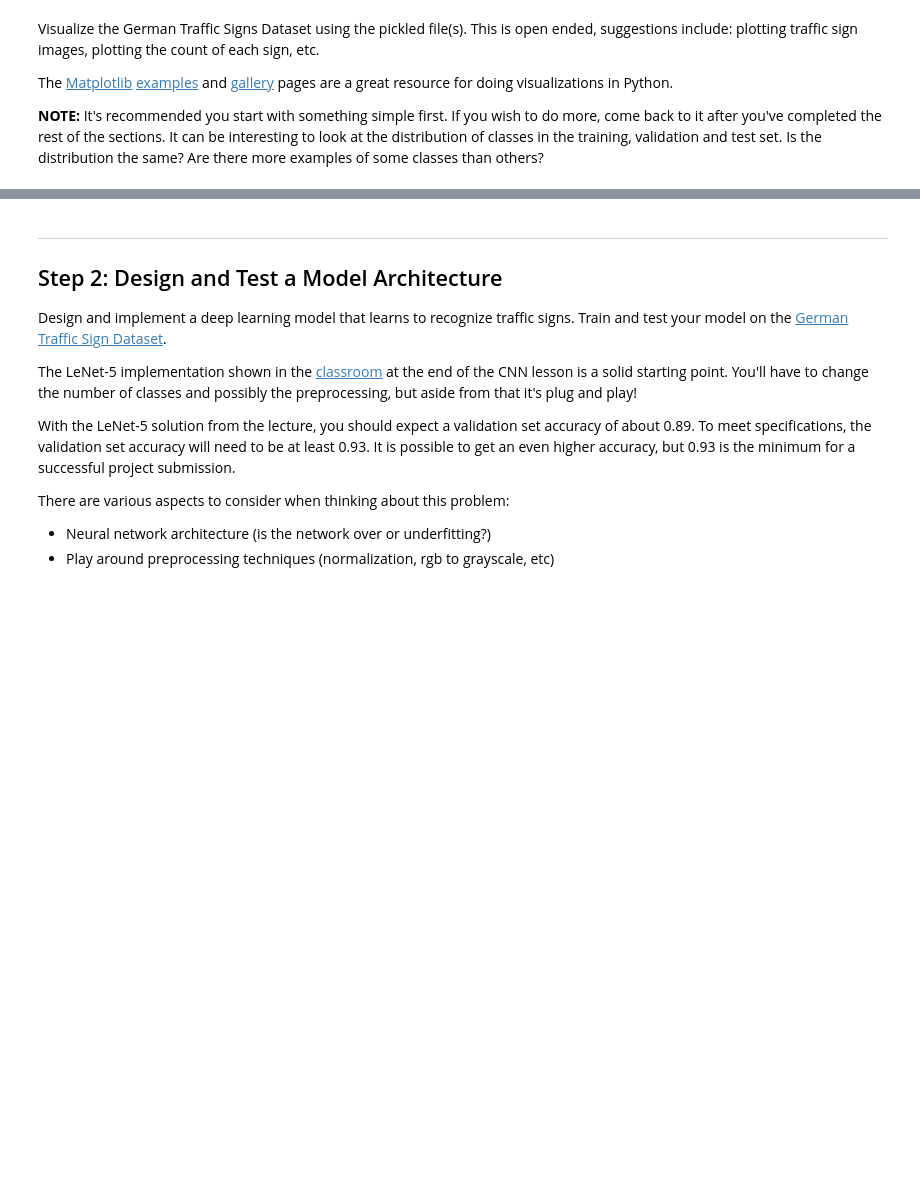
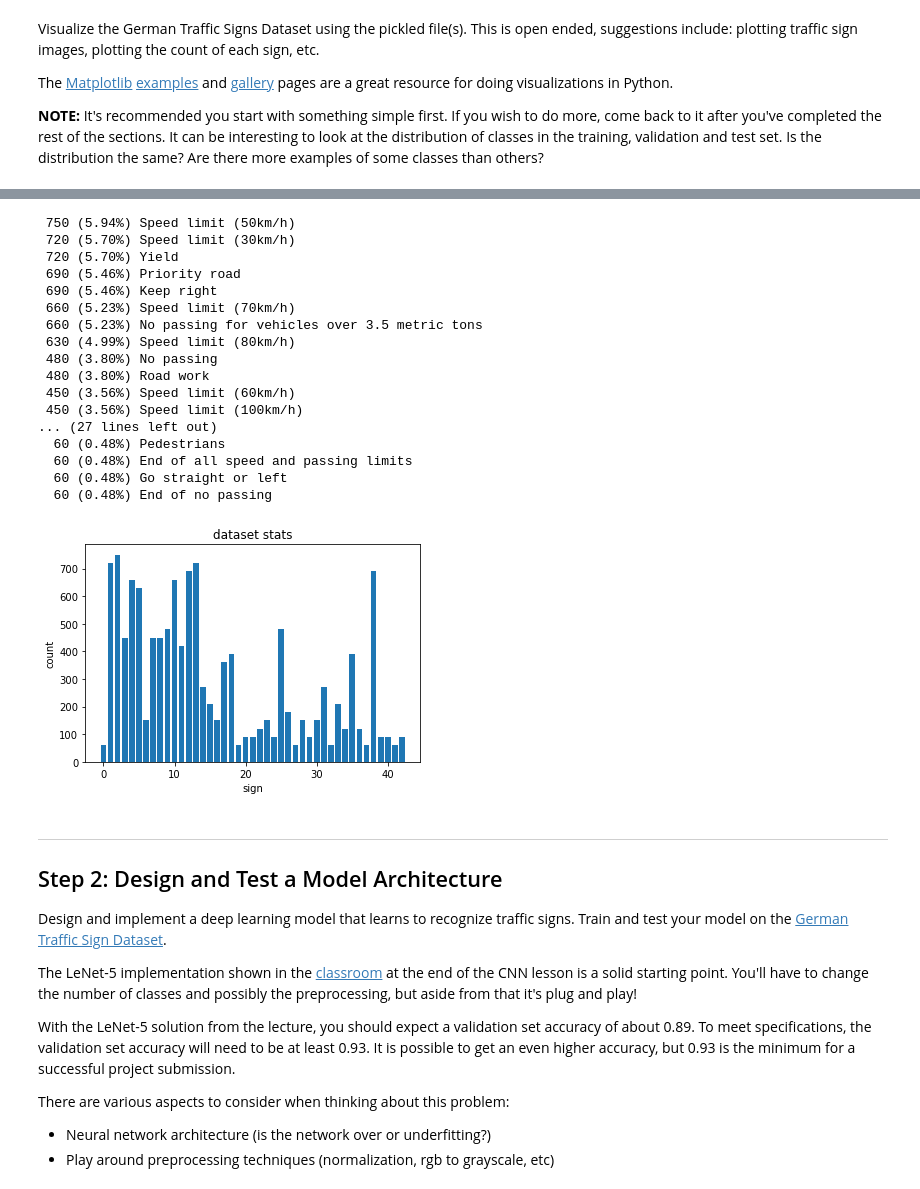
Before and after one commit to maslovw/SDND, a Jupyter notebook: TrafficSignlassifier/Traffic_Sign_Classifier.ipynb, the cells around one changed output, grey strips where cells are left out. Cells and saved outputs as stored; diff of their text form; code cells hidden in the pictures; blank space fills up the shorter version.

```diff
--- a/TrafficSignlassifier/Traffic_Sign_Classifier.ipynb
+++ b/TrafficSignlassifier/Traffic_Sign_Classifier.ipynb
@@ -155,3 +203,24 @@ The [Matplotlib](http://matplotlib.org/) [examples](http://matplotlib.org/exampl
+# %%
+label_stat(y_test)
+# %% [output]
+ 750 (5.94%) Speed limit (50km/h)
+ 720 (5.70%) Speed limit (30km/h)
+ 720 (5.70%) Yield
+ 690 (5.46%) Priority road
+ 690 (5.46%) Keep right
+ 660 (5.23%) Speed limit (70km/h)
+ 660 (5.23%) No passing for vehicles over 3.5 metric tons
+ 630 (4.99%) Speed limit (80km/h)
+ 480 (3.80%) No passing
+ 480 (3.80%) Road work
+ 450 (3.56%) Speed limit (60km/h)
+ 450 (3.56%) Speed limit (100km/h)
+... (27 lines left out)
+  60 (0.48%) Pedestrians
+  60 (0.48%) End of all speed and passing limits
+  60 (0.48%) Go straight or left
+  60 (0.48%) End of no passing
+[figure, added]
 # %% [markdown]
 ----
 
```
Also changed, not shown: parts of 5 cells of this notebook, 1 other file.
